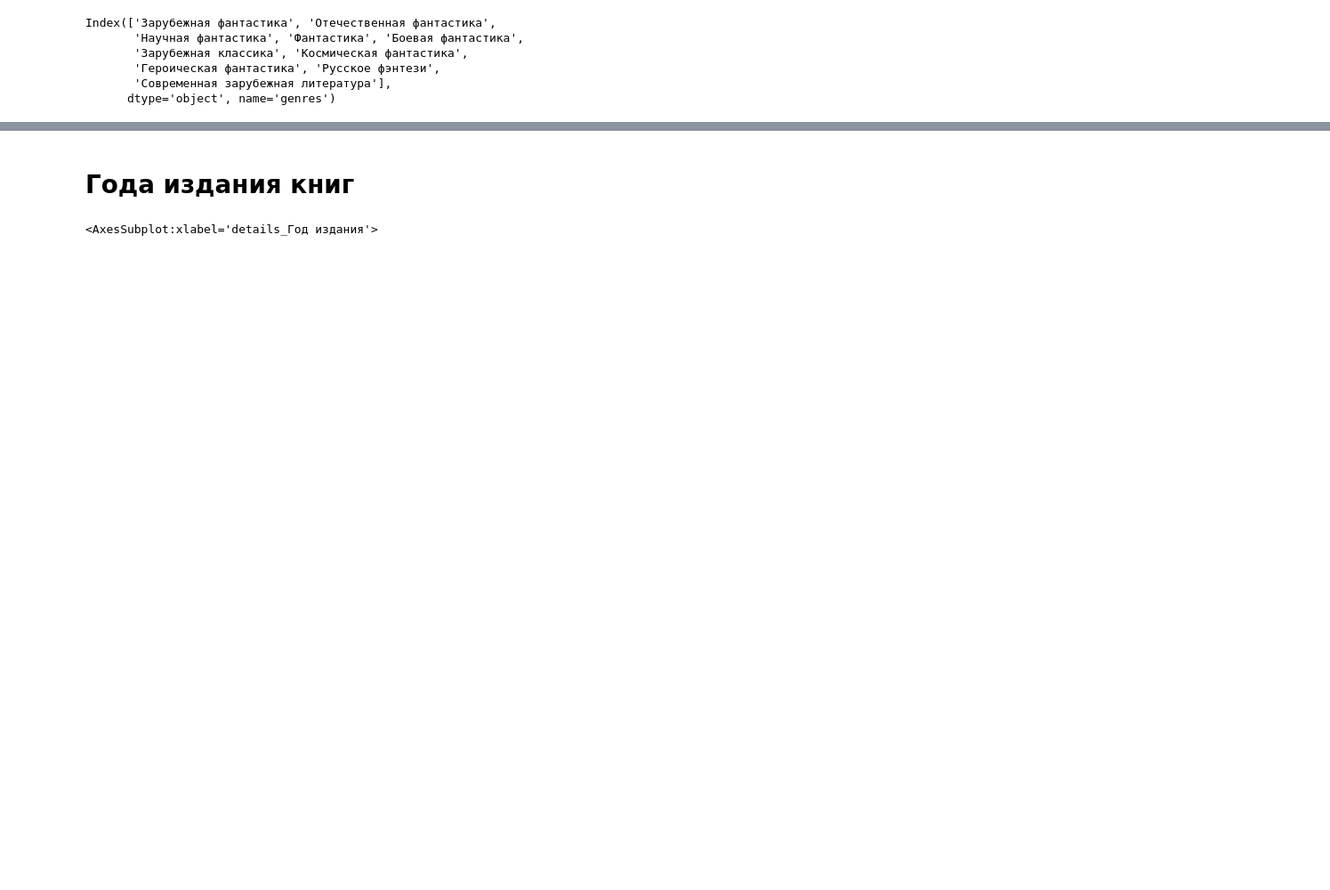
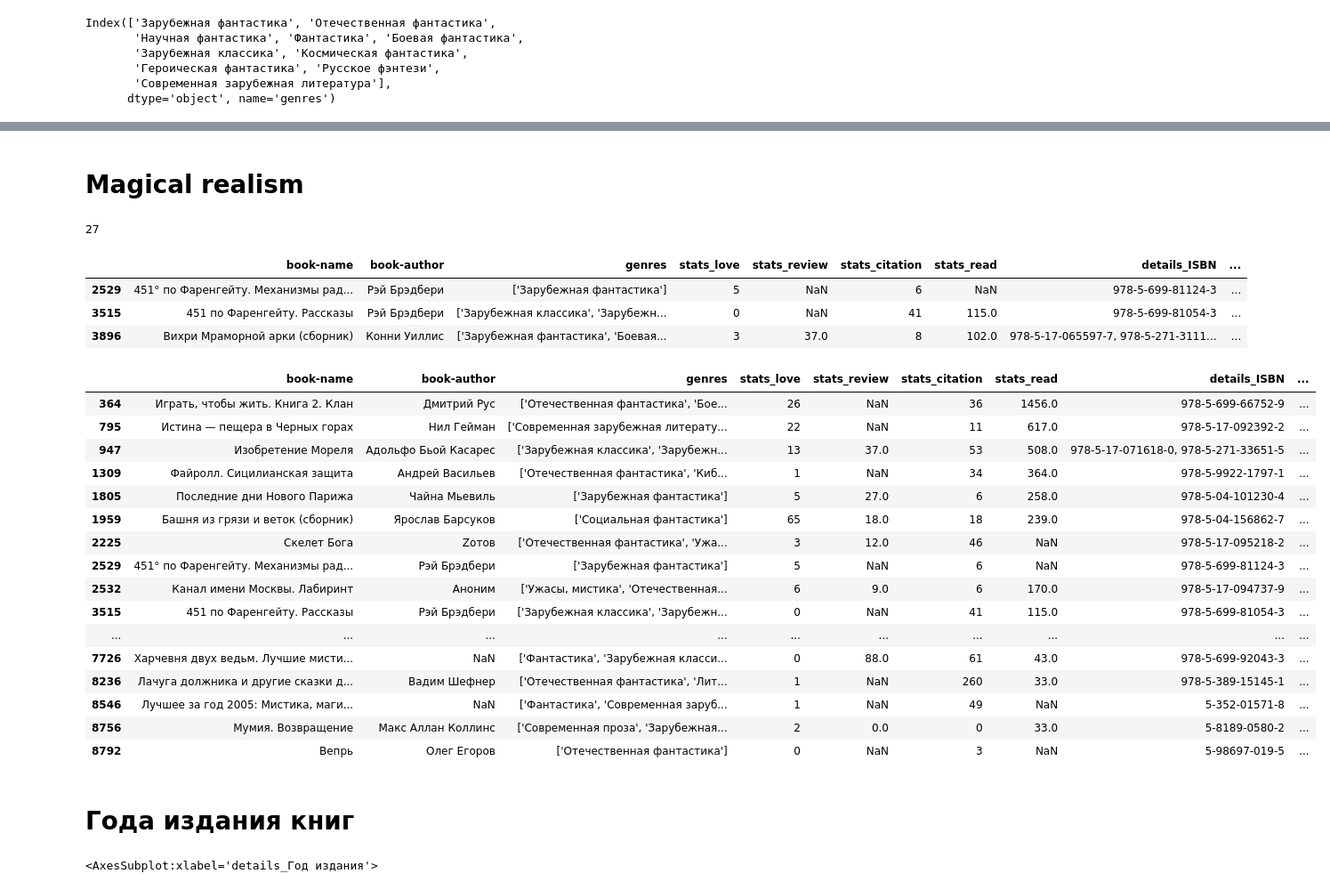
Before and after one commit to ansafronov/FantLitrature_Project, a Jupyter notebook: Data_collection.ipynb, the cells around one changed output, grey strips where cells are left out. Shown at 89% size. Drawn from its saved outputs; the diff is of its cells as text; code cells hidden in the pictures; blank space fills up the shorter version.

```diff
--- a/Data_collection.ipynb
+++ b/Data_collection.ipynb
@@ -515,3 +1038,36 @@ book_df_long
+# %% [markdown]
+# Magical realism
+# %%
+book_df["abstract"].str.contains('(магическ|мистическ).*реал.*',regex=True).sum()
+# %% [output]
+27
+# %%
+book_df.loc[book_df["abstract"].str.contains('магический.*реализм.*',regex=True).fillna(False), :]
+# %% [output]
+|  | book-name | book-author | genres | stats_love | stats_review | stats_citation | stats_read | details_ISBN | ... |
+| 2529 | 451° по Фаренгейту. Механизмы рад... | Рэй Брэдбери | ['Зарубежная фантастика'] | 5 | NaN | 6 | NaN | 978-5-699-81124-3 | ... |
+| 3515 | 451 по Фаренгейту. Рассказы | Рэй Брэдбери | ['Зарубежная классика', 'Зарубежн... | 0 | NaN | 41 | 115.0 | 978-5-699-81054-3 | ... |
+| 3896 | Вихри Мраморной арки (сборник) | Конни Уиллис | ['Зарубежная фантастика', 'Боевая... | 3 | 37.0 | 8 | 102.0 | 978-5-17-065597-7, 978-5-271-3111... | ... |
+# %%
+book_df.loc[book_df["abstract"].str.contains('(магическ|мистическ).*реал.*',regex=True).fillna(False), :]
+# %% [output]
+|  | book-name | book-author | genres | stats_love | stats_review | stats_citation | stats_read | details_ISBN | ... |
+| 364 | Играть, чтобы жить. Книга 2. Клан | Дмитрий Рус | ['Отечественная фантастика', 'Бое... | 26 | NaN | 36 | 1456.0 | 978-5-699-66752-9 | ... |
+| 795 | Истина — пещера в Черных горах | Нил Гейман | ['Современная зарубежная литерату... | 22 | NaN | 11 | 617.0 | 978-5-17-092392-2 | ... |
+| 947 | Изобретение Мореля | Адольфо Бьой Касарес | ['Зарубежная классика', 'Зарубежн... | 13 | 37.0 | 53 | 508.0 | 978-5-17-071618-0, 978-5-271-33651-5 | ... |
+| 1309 | Файролл. Сицилианская защита | Андрей Васильев | ['Отечественная фантастика', 'Киб... | 1 | NaN | 34 | 364.0 | 978-5-9922-1797-1 | ... |
+| 1805 | Последние дни Нового Парижа | Чайна Мьевиль | ['Зарубежная фантастика'] | 5 | 27.0 | 6 | 258.0 | 978-5-04-101230-4 | ... |
+| 1959 | Башня из грязи и веток (сборник) | Ярослав Барсуков | ['Социальная фантастика'] | 65 | 18.0 | 18 | 239.0 | 978-5-04-156862-7 | ... |
+| 2225 | Скелет Бога | Zотов | ['Отечественная фантастика', 'Ужа... | 3 | 12.0 | 46 | NaN | 978-5-17-095218-2 | ... |
+| 2529 | 451° по Фаренгейту. Механизмы рад... | Рэй Брэдбери | ['Зарубежная фантастика'] | 5 | NaN | 6 | NaN | 978-5-699-81124-3 | ... |
+| 2532 | Канал имени Москвы. Лабиринт | Аноним | ['Ужасы, мистика', 'Отечественная... | 6 | 9.0 | 6 | 170.0 | 978-5-17-094737-9 | ... |
+| 3515 | 451 по Фаренгейту. Рассказы | Рэй Брэдбери | ['Зарубежная классика', 'Зарубежн... | 0 | NaN | 41 | 115.0 | 978-5-699-81054-3 | ... |
+| ... | ... | ... | ... | ... | ... | ... | ... | ... | ... |
+| 7726 | Харчевня двух ведьм. Лучшие мисти... | NaN | ['Фантастика', 'Зарубежная класси... | 0 | 88.0 | 61 | 43.0 | 978-5-699-92043-3 | ... |
+| 8236 | Лачуга должника и другие сказки д... | Вадим Шефнер | ['Отечественная фантастика', 'Лит... | 1 | NaN | 260 | 33.0 | 978-5-389-15145-1 | ... |
+| 8546 | Лучшее за год 2005: Мистика, маги... | NaN | ['Фантастика', 'Современная заруб... | 1 | NaN | 49 | NaN | 5-352-01571-8 | ... |
+| 8756 | Мумия. Возвращение | Макс Аллан Коллинс | ['Современная проза', 'Зарубежная... | 2 | 0.0 | 0 | 33.0 | 5-8189-0580-2 | ... |
+| 8792 | Вепрь | Олег Егоров | ['Отечественная фантастика'] | 0 | NaN | 3 | NaN | 5-98697-019-5 | ... |
 # %% [markdown]
 # Года издания книг
 # %%
```
Also changed, not shown: parts of 59 cells of this notebook, 2 other files.
